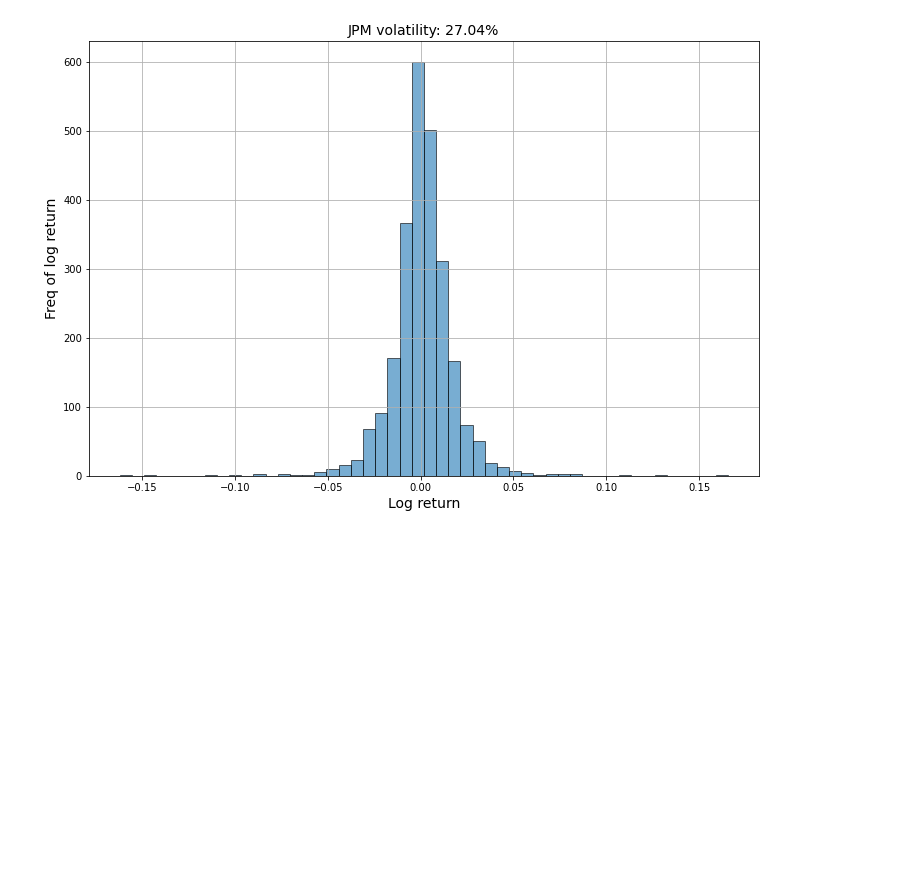
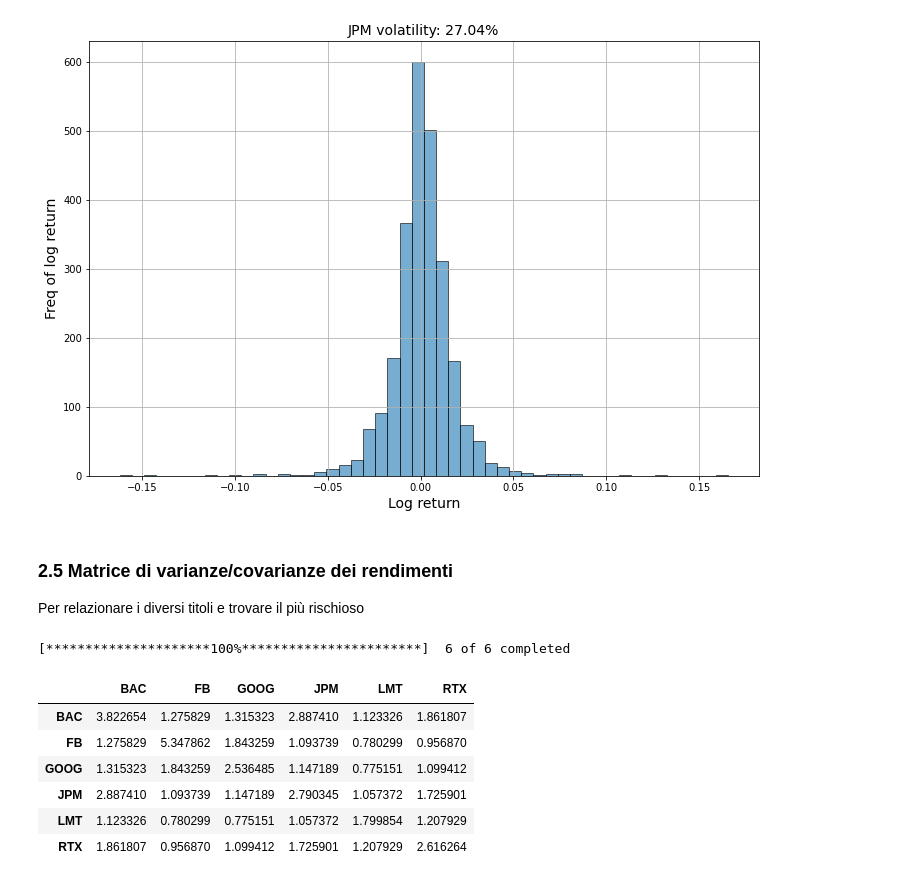
Before and after one commit to tommcamm/BISF-Project, a Jupyter notebook: python/Notebook del progetto.ipynb, the cells around one changed output. Saved outputs shown, nothing was run; the diff lists cells and outputs as text; code cells hidden in the pictures; blank space fills up the shorter version.

```diff
--- a/python/Notebook del progetto.ipynb
+++ b/python/Notebook del progetto.ipynb
@@ -1113,3 +1113,22 @@ plt.show()
 # %% [output]
 Evoluzione nel tempo e volatilità per JPMorgan Chase
 [figure]
+# %% [markdown]
+### 2.5 Matrice di varianze/covarianze dei rendimenti
+
+Per relazionare i diversi titoli e trovare il più rischioso
+# %%
+# Matrice di Varianze/Covarianze di tutti i titoli
+df_merged = yf.download('FB GOOG RTX LMT BAC JPM', start='2011-11-30', end='2021-11-30') # Download del dataset completo
+returns = 100 * df_together['Adj Close'].pct_change().dropna()
+
+returns.cov() # Caloliamo la covariazna
+# %% [output]
+[*********************100%***********************]  6 of 6 completed
+|  | BAC | FB | GOOG | JPM | LMT | RTX |
+| BAC | 3.822654 | 1.275829 | 1.315323 | 2.887410 | 1.123326 | 1.861807 |
+| FB | 1.275829 | 5.347862 | 1.843259 | 1.093739 | 0.780299 | 0.956870 |
+| GOOG | 1.315323 | 1.843259 | 2.536485 | 1.147189 | 0.775151 | 1.099412 |
+| JPM | 2.887410 | 1.093739 | 1.147189 | 2.790345 | 1.057372 | 1.725901 |
+| LMT | 1.123326 | 0.780299 | 0.775151 | 1.057372 | 1.799854 | 1.207929 |
+| RTX | 1.861807 | 0.956870 | 1.099412 | 1.725901 | 1.207929 | 2.616264 |
```
Also changed, not shown: 3 other files.
